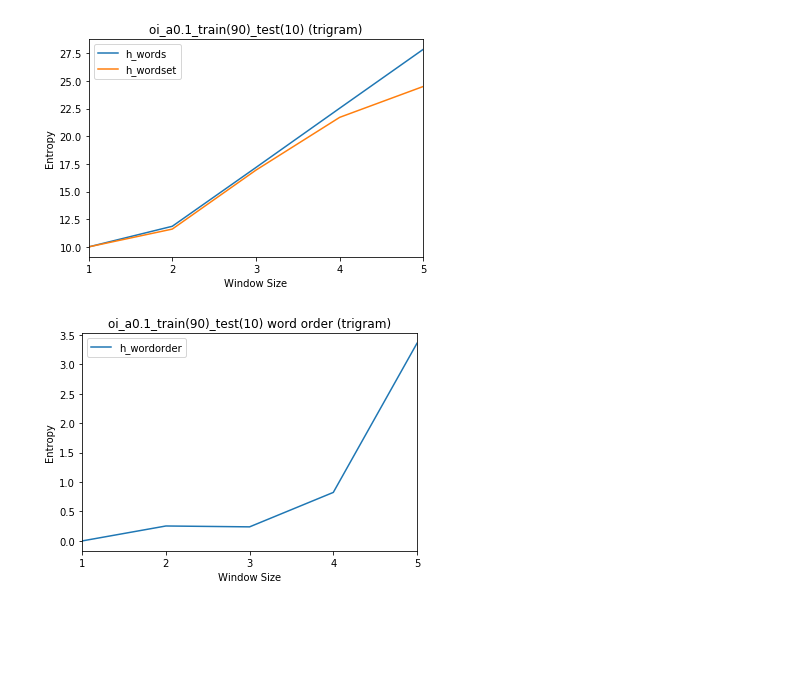
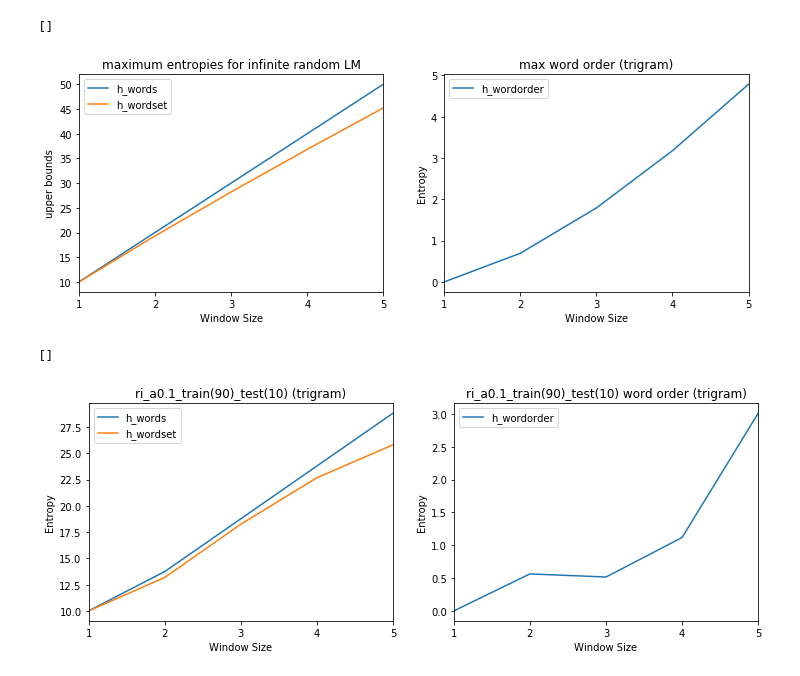
Before and after one commit to savoy1211/lsci199, a Jupyter notebook: lsci199/plot_3grams.ipynb, the cells around one changed output. Cells and saved outputs as stored; diff of their text form; code cells hidden in the pictures; blank space fills up the shorter version.

Commit message:
add random_inbound_train(90)_test(10) and plot_3grams.ipynb

```diff
--- a/lsci199/plot_3grams.ipynb
+++ b/lsci199/plot_3grams.ipynb
@@ -69,20 +272,47 @@ random inbound train(90), test(10)
+# %%
+# Get entropy upper bounds given an infinite random LM
+
+import scipy.special
+
+df = pd.DataFrame()
+df['window_size'] = [1,2,3,4,5]
+df['upper_bounds'] = [0, 1, 2.584962500721156, 4.584962500721156,  6.906890595608519]
+# df['h_words'] = 9.781669 * df['window_size']
+df['h_words'] = 10.001012 * df['window_size']
+df['h_wordset'] = df['h_words'] - np.log(scipy.special.factorial(df['window_size']))
+df['exponential'] = [1,2,6,24,120]
+df['h_wordorder'] = df["h_words"] - df['h_wordset']
+
+fig, ax = plt.subplots(ncols=2,figsize=(12,4))
+
+a = df.plot(x="window_size", y=['h_words', 'h_wordset'], title="maximum entropies for infinite random LM", ax=ax[0])
+a.set(xlabel="Window Size", ylabel="upper bounds")
+a.set_xticks(range(1,6,1))
+
+axis = df.plot(x="window_size", y=['h_wordorder'], title="max word order (trigram)", ax=ax[1])
+axis.set(xlabel="Window Size", ylabel="Entropy")
+axis.set_xticks(range(1,6,1))
+
+plt.plot()
+# %% [output]
+[]
+[figure, added]
 # %%
-name = 'oi_a0.1_train(90)_test(10)'
-# name = "ot_ow_i_a0.1"
-# name = "oi_a0.1+"
-df_oi = pd.read_csv(file[name][0], index_col=0, parse_dates=True)
-df_oi['window_size'] = [1,2,3,4,5]
-df_oi['type'] = [name+"_mpht"]*5
-# df_oi
-ax = df_oi.plot(x="window_size", y=["h_words", "h_wordset"], title=name+" (trigram)")
-ax.set(xlabel="Window Size", ylabel="Entropy")
-ax.set_xticks(range(1,6,1))
-df_oi['h_wordorder'] = df_oi['h_words'] - df_oi['h_wordset']
+base = 'i_a0.1_train(90)_test(10)'
 
-ax = df_oi.plot(x="window_size", y=['h_wordorder'], title=name+" word order (trigram)")
-ax.set(xlabel="Window Size", ylabel="Entropy")
-ax.set_xticks(range(1,6,1))
-plt.show()
+name = 'r'+base
+df = df_all[df_all['name'] == name].copy()
+
+fig, ax = plt.subplots(ncols=2,figsize=(12,4))
+axis = df.plot(x="window_size", y=["h_words", "h_wordset"], title=name+" (trigram)", ax=ax[0])
+axis.set(xlabel="Window Size", ylabel="Entropy")
+axis.set_xticks(range(1,6,1))
+
+axis = df.plot(x="window_size", y=['h_wordorder'], title=name+" word order (trigram)", ax=ax[1])
+axis.set(xlabel="Window Size", ylabel="Entropy")
+axis.set_xticks(range(1,6,1))
+
+plt.plot()
 # %% [output]
+[]
-[figure, old version]
+[figure, new version]
-[figure, removed]
```
Also changed, not shown: parts of 19 cells of this notebook, 1 other file.
